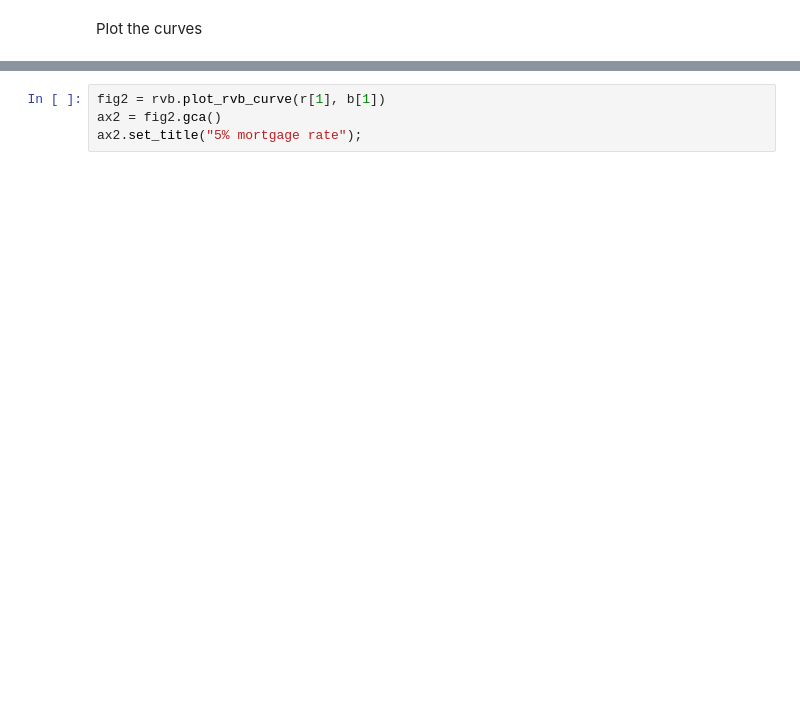
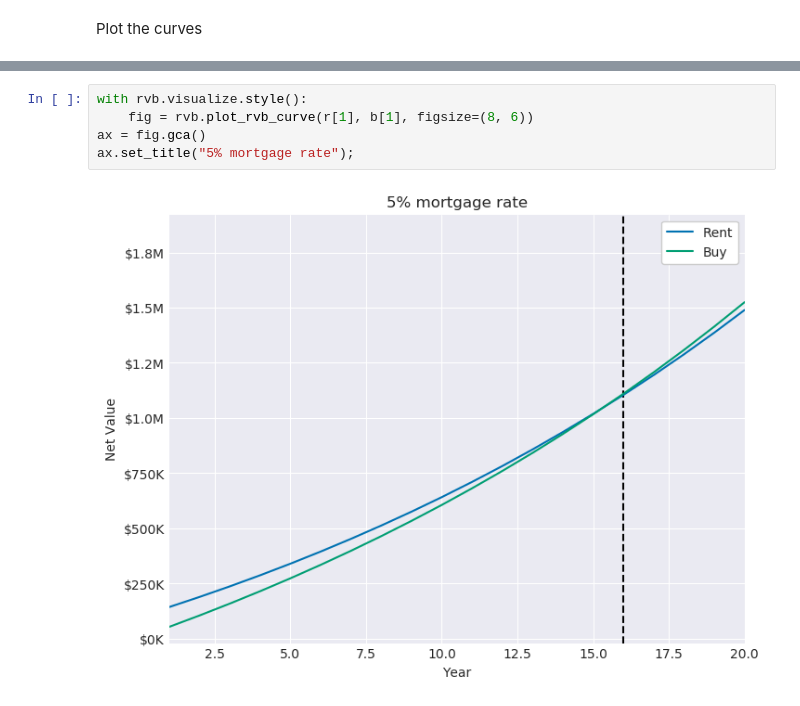
Before and after one commit to hvan6/cobraproject, a Jupyter notebook: source/rvb_example.ipynb, the cells around one changed output, grey strips where cells are left out. Cells and saved outputs as stored; diff of their text form; blank space fills up the shorter version.

```diff
--- a/source/rvb_example.ipynb
+++ b/source/rvb_example.ipynb
@@ -38,4 +44,7 @@ ax1.set_title("3% mortgage rate");
 # %%
-fig2 = rvb.plot_rvb_curve(r[1], b[1])
-ax2 = fig2.gca()
-ax2.set_title("5% mortgage rate");
+with rvb.visualize.style():
+    fig = rvb.plot_rvb_curve(r[1], b[1], figsize=(8, 6))
+ax = fig.gca()
+ax.set_title("5% mortgage rate");
+# %% [output]
+[figure, added]
```
Also changed, not shown: parts of 2 cells of this notebook, 1 other file.
